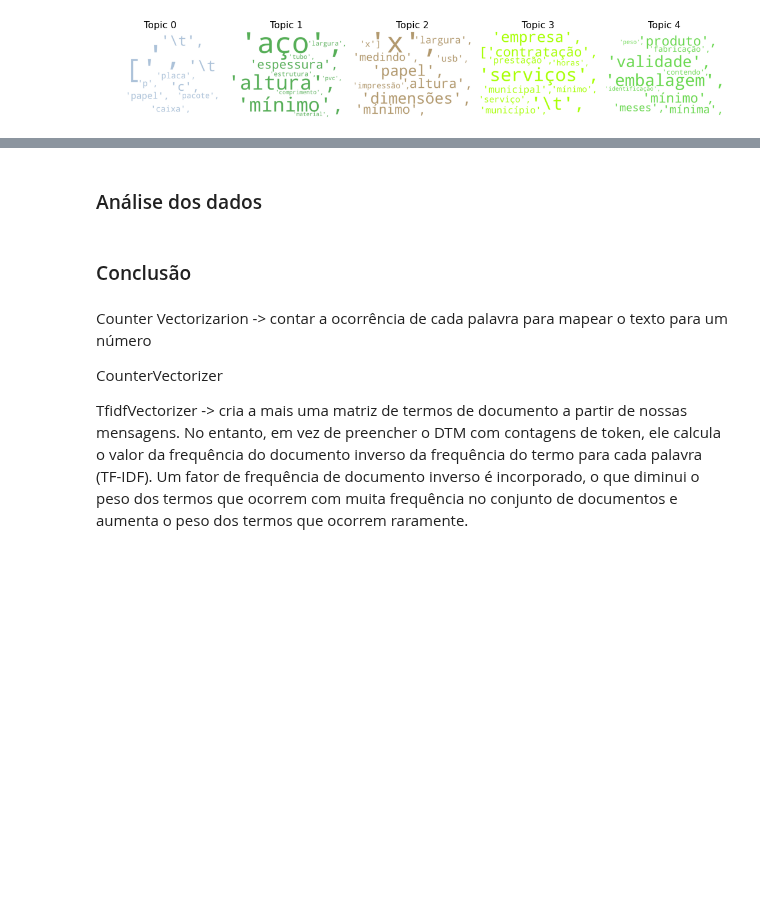
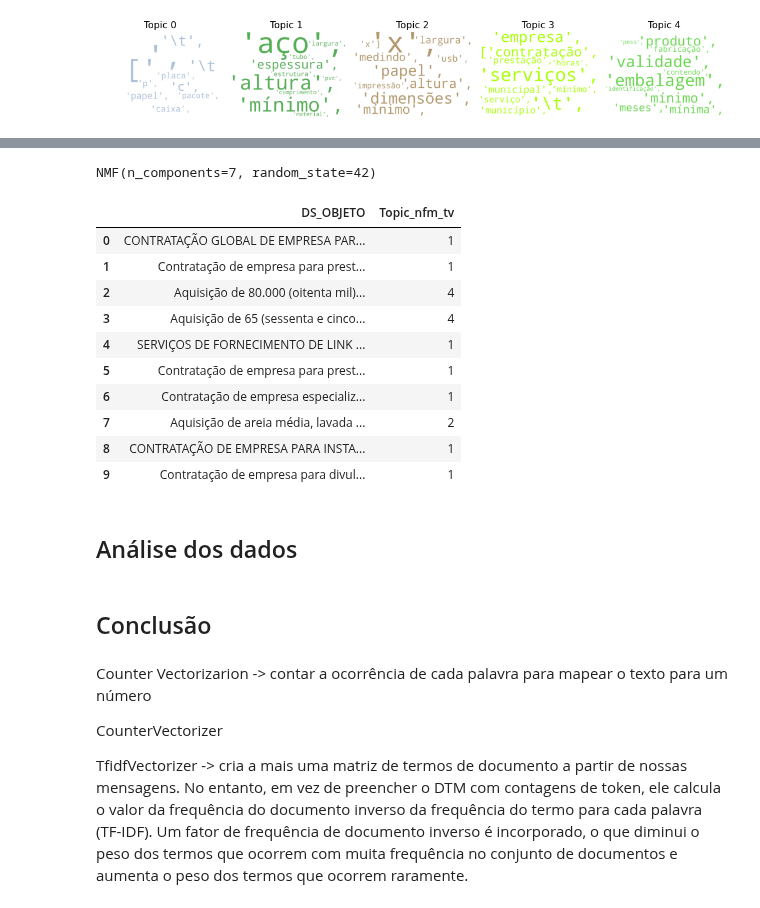
Before and after one commit to IonaSantana/Artificial-Intelligence, a Jupyter notebook: Projects/NLP/Maiores_investimentos_licitações.ipynb, the cells around one changed output, grey strips where cells are left out. Cells and saved outputs as stored; diff of their text form; code cells hidden in the pictures; blank space fills up the shorter version.

```diff
--- a/Projects/NLP/Maiores_investimentos_licitações.ipynb
+++ b/Projects/NLP/Maiores_investimentos_licitações.ipynb
@@ -533,7 +613,31 @@ plt.show()
+# %%
+nmf_model_tv = NMF(n_components=7,random_state=42)
+# %%
+nmf_model_tv.fit(dtm)
+# %% [output]
+NMF(n_components=7, random_state=42)
+# %%
+topic_results = nmf_model_tv.transform(dtm)
+# %%
+licitacao_21['Topic_nfm_tv'] = topic_results.argmax(axis=1)
+# %%
+licitacao_21[['DS_OBJETO','Topic_nfm_tv']].head(10)
+# %% [output]
+|  | DS_OBJETO | Topic_nfm_tv |
+| 0 | CONTRATAÇÃO GLOBAL DE EMPRESA PAR... | 1 |
+| 1 | Contratação de empresa para prest... | 1 |
+| 2 | Aquisição de 80.000 (oitenta mil)... | 4 |
+| 3 | Aquisição de 65 (sessenta e cinco... | 4 |
+| 4 | SERVIÇOS DE FORNECIMENTO DE LINK ... | 1 |
+| 5 | Contratação de empresa para prest... | 1 |
+| 6 | Contratação de empresa especializ... | 1 |
+| 7 | Aquisição de areia média, lavada ... | 2 |
+| 8 | CONTRATAÇÃO DE EMPRESA PARA INSTA... | 1 |
+| 9 | Contratação de empresa para divul... | 1 |
 # %% [markdown]
-### Análise dos dados
+## Análise dos dados
 # %% [markdown]
-### Conclusão
+## Conclusão
 # %% [markdown]
 Counter Vectorizarion -> contar a ocorrência de cada palavra para mapear o texto para um número
 
```
Also changed, not shown: parts of 35 cells of this notebook.
